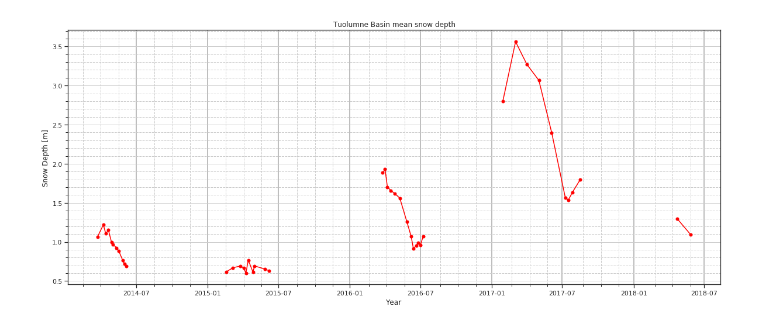
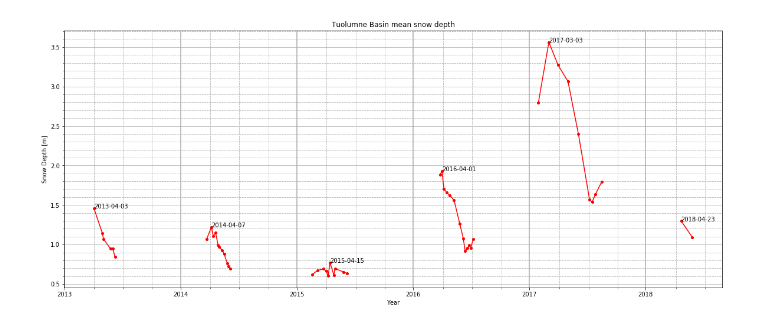
Before and after one commit to meganmason/scripts, a Jupyter notebook: sca.ipynb, the cells around one changed output. Drawn from its saved outputs; the diff is of its cells as text; code cells hidden in the pictures.

Commit message:
plot improved, runs in loop

```diff
--- a/sca.ipynb
+++ b/sca.ipynb
@@ -164,51 +148,65 @@ df1
 # %%
+# plot DataFrame results (ONE PLOT, SNOW DEPTH)
 years = sorted(set([dt.year for dt in df1.index])) #set find uniques in list comp (loop that appends for you)
-# print(years)
-# print(df1.index)
-# print(len(dt.year))
 
 fig = plt.figure(figsize=(20,8))
 for year in years:
-    startTime = pd.to_datetime("10-01-{}".format(year))
-    endTime = pd.to_datetime("09-30-{}".format(year+1))
-    data = df1[(df1.index >= startTime) & (df1.index <= endTime)]
-    plt.plot(data.index, data['meanSD (m)'],'r.-', markersize=10)
-#     plt.annotate('%s',df1,xy=(data.min))
+    # year by year snow depth
+    startTime = pd.to_datetime("10-01-{}".format(year-1))
+    endTime = pd.to_datetime("09-30-{}".format(year))
+
+    # annual subset of DataFrame
+    data = df1[(df1.index >= startTime) & (df1.index <= endTime)] #option, .loc
+#     print('this is data',data['meanSD (m)'].idxmax())
+
+    # find annual peak
+    peak = data['meanSD (m)'].idxmax()
+
+#     print(type(peak))
+    date_ = pd.Timestamp.date(peak)
+
+    # plot snow depth and peaks
+    plt.plot(data.index, data['meanSD (m)'],'r.-', markersize=8)
+    plt.plot(peak, data['meanSD (m)'].loc[peak])#,'k*', markersize=10) #.loc for 'manually' set indexes, vs .iloc
+
+#     arrow_properties = dict(
+#     facecolor="black", width=5,
+#     headwidth=16, shrink=0)
+
+    plt.annotate('{}'.format(date_),xy=(peak, data['meanSD (m)'].loc[peak])) #, arrowprops={'arrowstyle': '-|>'})#dict(arrowstyle = '->'))
 
 for ax in fig.get_axes():
 
     ax.grid(which='major')
     ax.minorticks_on()
     ax.grid(which='minor', ls='--')
     ax.grid(which='major', axis='x', ls='-', lw=1.5, c='darkGrey')
+#     ax.annotate('{}'.format(date_),xy=(peak, data['meanSD (m)'].loc[peak]))#, xytext = ('offset points'))
+
+#                 arrowprops={'arrowstyle': '-|>'})
 #     ax.set_xticks(years)
 #     ax.xaxis.set_major_locator(years)
 #     ax.set_xticklabels(labels=years)
 
-sns.set_style('darkgrid')
-sns.set_style("ticks")
-sns.set_context('notebook')
-
-#x ticks??
-# major_xticks = np.arange(years)
-# plt.axes(xscale=years)
-# plt.xticks(label=years)
+# sns.set_style('darkgrid')
+# sns.set_style("ticks")
+# sns.set_context('notebook')
 
 #annotate
 # plt.annotate('here',xy=(iy_min, ix_min))
 
 
 plt.title('Tuolumne Basin mean snow depth')
 plt.xlabel('Year'); plt.ylabel('Snow Depth [m]')
 
 plt.show()
 
 
 # for i in data:
 #     plt.plot(dt.year, df1['meanSD (m)'], '-o', markersize=5)
 
 #DataFrame Plot
 # df1.plot(y='meanSD (m)', use_index = True)
 # df1.plot(x=dt.years, y='meanSD (m)')
 # %% [output]
-[figure, old version]
+[figure, new version]
```
Also changed, not shown: parts of 10 cells of this notebook.
